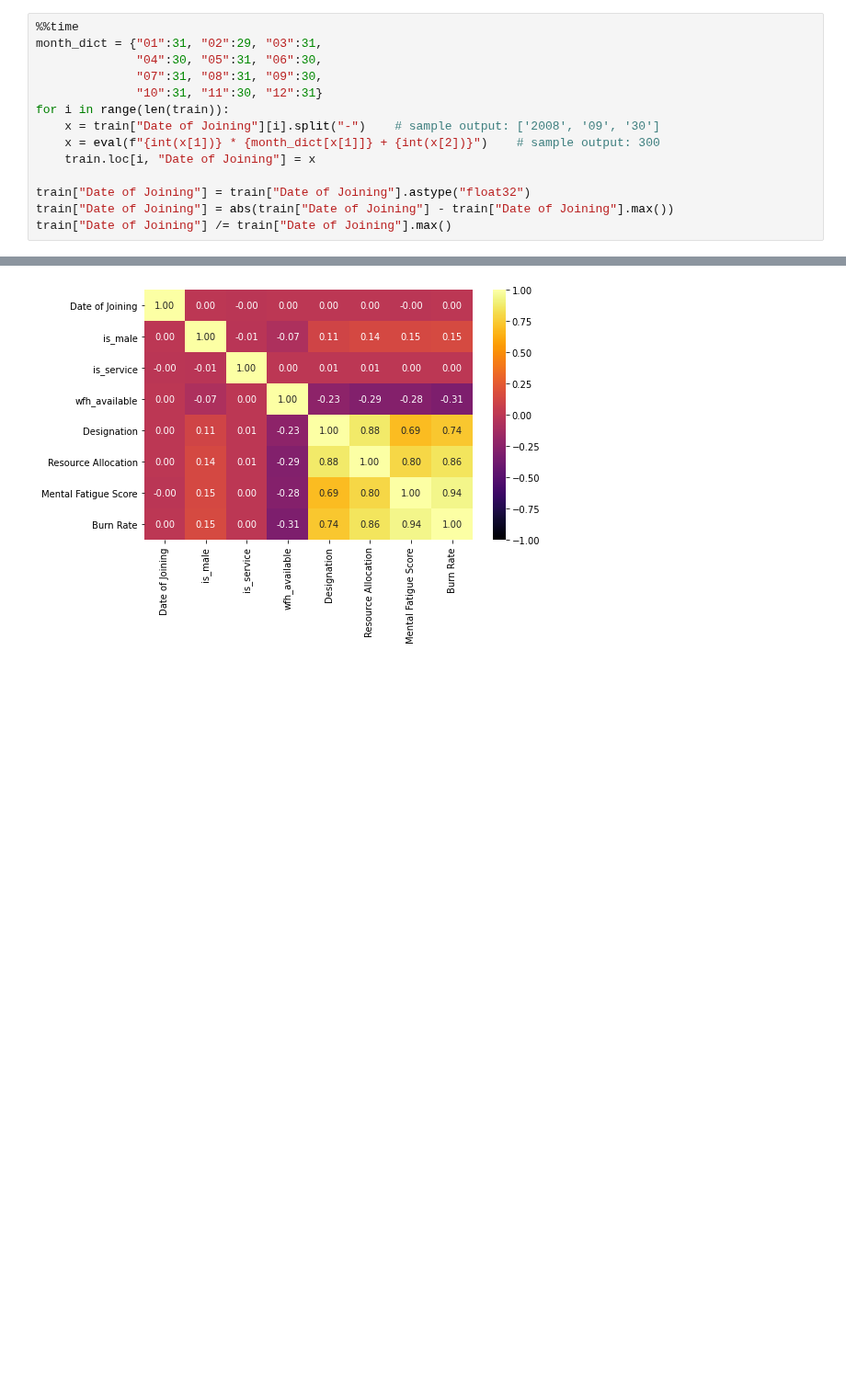
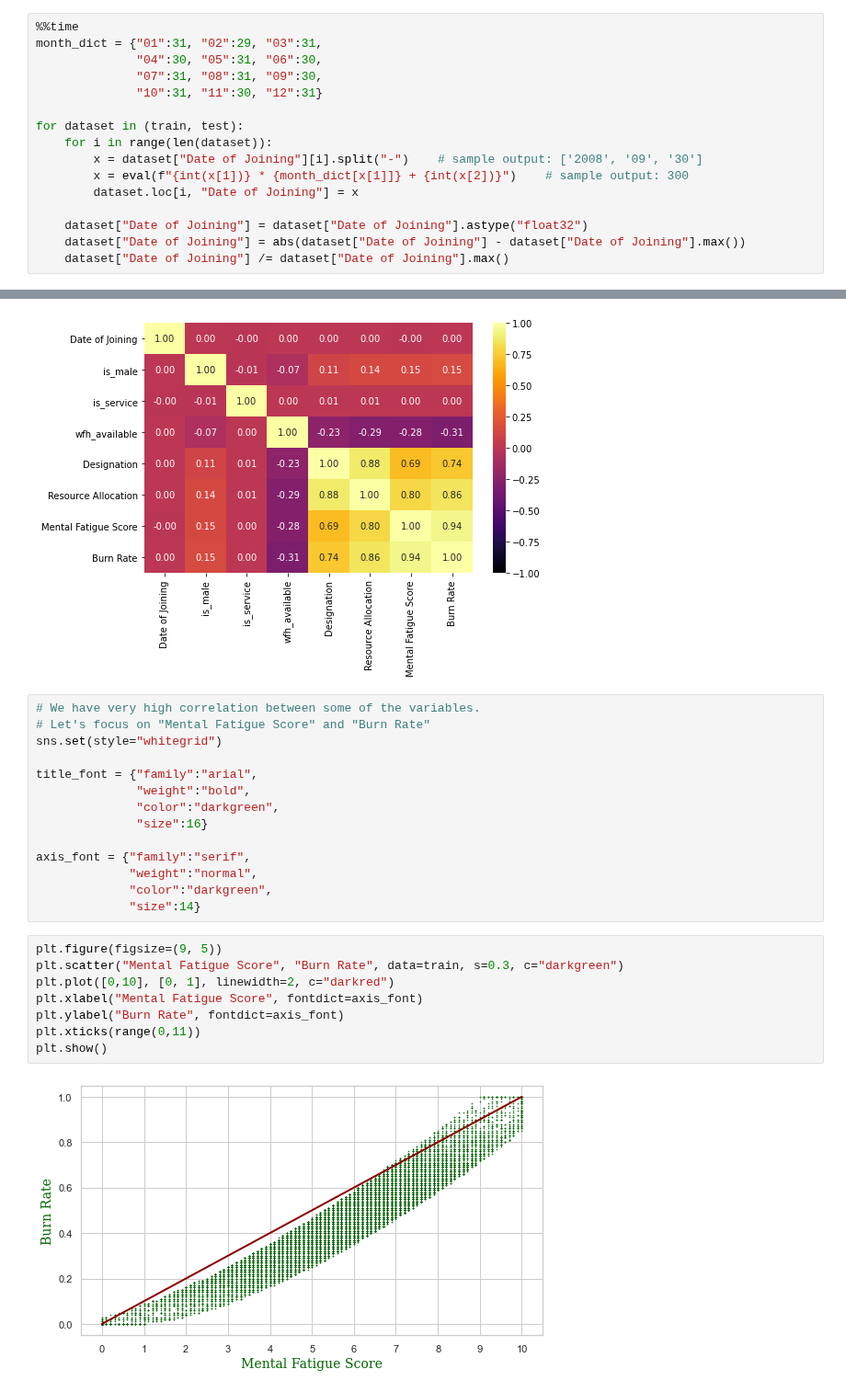
Before and after one commit to gulmert89/bootcamp_files, a Jupyter notebook: burning_out.ipynb, the cells around one changed output, grey strips where cells are left out. Shown at 92% size. Drawn from its saved outputs; the diff is of its cells as text; blank space fills up the shorter version.

```diff
--- a/burning_out.ipynb
+++ b/burning_out.ipynb
@@ -140,12 +168,14 @@ month_dict = {"01":31, "02":29, "03":31,
               "04":30, "05":31, "06":30,
               "07":31, "08":31, "09":30,
               "10":31, "11":30, "12":31}
-for i in range(len(train)):
-    x = train["Date of Joining"][i].split("-")    # sample output: ['2008', '09', '30']
-    x = eval(f"{int(x[1])} * {month_dict[x[1]]} + {int(x[2])}")    # sample output: 300
-    train.loc[i, "Date of Joining"] = x
 
-train["Date of Joining"] = train["Date of Joining"].astype("float32")
-train["Date of Joining"] = abs(train["Date of Joining"] - train["Date of Joining"].max())
-train["Date of Joining"] /= train["Date of Joining"].max()
+for dataset in (train, test):
+    for i in range(len(dataset)):
+        x = dataset["Date of Joining"][i].split("-")    # sample output: ['2008', '09', '30']
+        x = eval(f"{int(x[1])} * {month_dict[x[1]]} + {int(x[2])}")    # sample output: 300
+        dataset.loc[i, "Date of Joining"] = x
+
+    dataset["Date of Joining"] = dataset["Date of Joining"].astype("float32")
+    dataset["Date of Joining"] = abs(dataset["Date of Joining"] - dataset["Date of Joining"].max())
+    dataset["Date of Joining"] /= dataset["Date of Joining"].max()
 # %% [output]
@@ -212,3 +244,27 @@ plt.yticks(rotation=0)
 plt.show()
 # %% [output]
 [figure]
+# %%
+# We have very high correlation between some of the variables.
+# Let's focus on "Mental Fatigue Score" and "Burn Rate"
+sns.set(style="whitegrid")
+
+title_font = {"family":"arial",
+              "weight":"bold",
+              "color":"darkgreen",
+              "size":16}
+
+axis_font = {"family":"serif",
+             "weight":"normal",
+             "color":"darkgreen",
+             "size":14}
+# %%
+plt.figure(figsize=(9, 5))
+plt.scatter("Mental Fatigue Score", "Burn Rate", data=train, s=0.3, c="darkgreen")
+plt.plot([0,10], [0, 1], linewidth=2, c="darkred")
+plt.xlabel("Mental Fatigue Score", fontdict=axis_font)
+plt.ylabel("Burn Rate", fontdict=axis_font)
+plt.xticks(range(0,11))
+plt.show()
+# %% [output]
+[figure, added]
```
Also changed, not shown: parts of 29 cells of this notebook.
